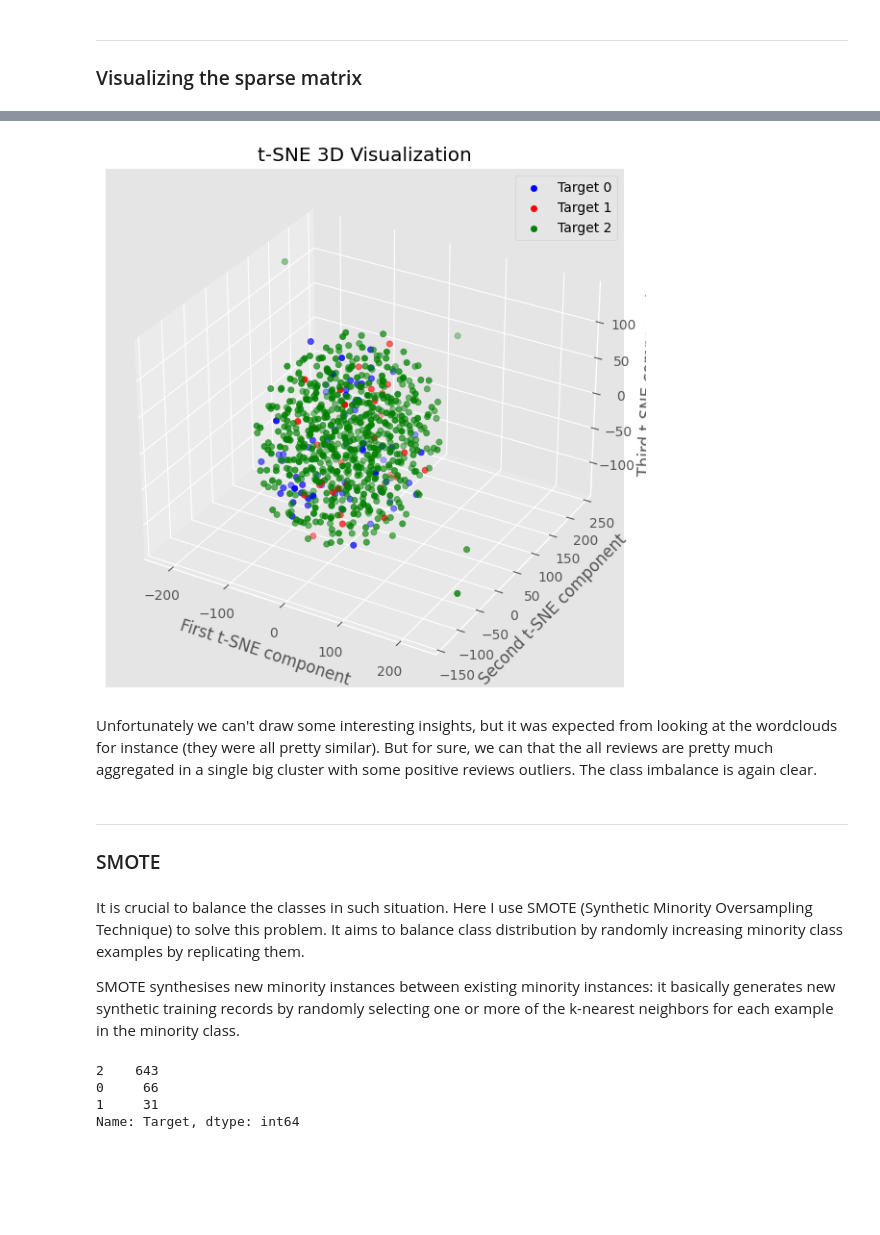
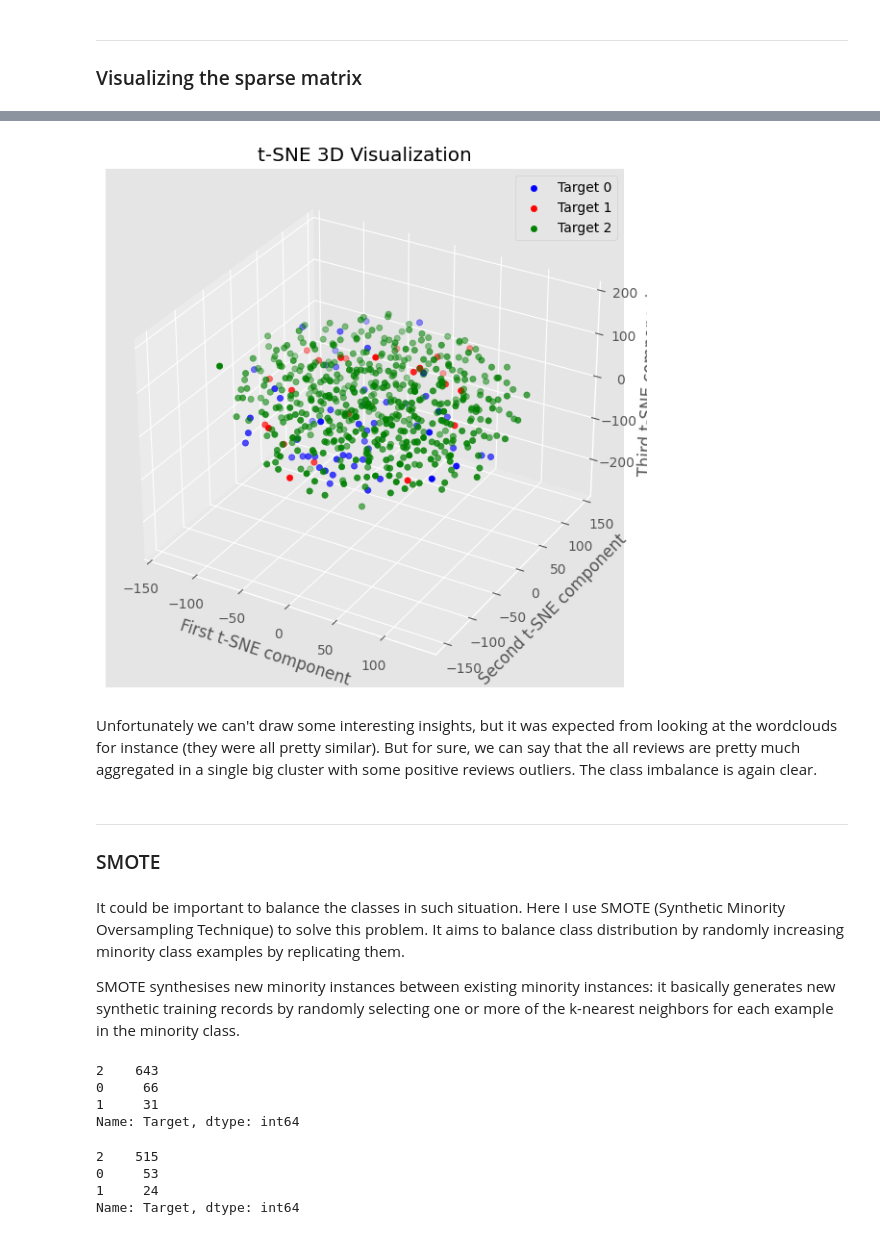
Before and after one commit to DavidAlexanderMoe/Sentiment-Analysis-and-Web-Scraping, a Jupyter notebook: Scripts/Analysis/3. Feature Engineering, Extraction and Selection.ipynb, the cells around one changed output, grey strips where cells are left out. Saved outputs shown, nothing was run; the diff lists cells and outputs as text; code cells hidden in the pictures; blank space fills up the shorter version.

```diff
--- a/Scripts/Analysis/3. Feature Engineering, Extraction and Selection.ipynb
+++ b/Scripts/Analysis/3. Feature Engineering, Extraction and Selection.ipynb
@@ -203,6 +235,6 @@ Tsvd = svd.fit_transform(X.toarray())
 # %%
 target_colors = ['blue', 'red', 'green']
-target_labels = df['Target'].values
+target_labels = y_train.values
 
 for value in set(target_labels):
     plt.scatter(
@@ -222,9 +254,9 @@ plt.show()
 # %%
 tsne = TSNE(n_components=2, random_state=42)
-embedded_tsne = tsne.fit_transform(X.toarray())
+embedded_tsne = tsne.fit_transform(X_train)
 # %%
 target_colors = ['blue', 'red', 'green']
-target_labels = df['Target'].values
+target_labels = y_train.values
 
 for value in set(target_labels):
     plt.scatter(
@@ -244,40 +276,40 @@ plt.show()
 # %%
 tsne = TSNE(n_components=3, random_state=42)
-embedded_tsne = tsne.fit_transform(X.toarray())
+embedded_tsne = tsne.fit_transform(X_train)
 # %%
 # Define colors for each target value
 target_colors = ['blue', 'red', 'green']
 
 # Assuming you have a DataFrame 'df' with the target column named 'Target'
-target_labels = df['Target'].values
+target_labels = y_train.values
 
 fig = plt.figure(figsize=(9,7))
 ax = fig.add_subplot(111, projection='3d')
 
 for value in set(target_labels):
     ax.scatter(
         embedded_tsne[target_labels == value, 0],
         embedded_tsne[target_labels == value, 1],
         embedded_tsne[target_labels == value, 2],
         color=target_colors[value],
         label=f"Target {value}"
     )
 
 ax.set_title("t-SNE 3D Visualization")
 ax.set_xlabel("First t-SNE component")
 ax.set_ylabel("Second t-SNE component")
 ax.set_zlabel("Third t-SNE component")
 ax.legend()
 plt.show()
 # %% [output]
-[figure, old version]
+[figure, new version]
 # %% [markdown]
-Unfortunately we can't draw some interesting insights, but it was expected from looking at the wordclouds for instance (they were all pretty similar). But for sure, we can that the all reviews are pretty much aggregated in a single big cluster with some positive reviews outliers. The class imbalance is again clear.
+Unfortunately we can't draw some interesting insights, but it was expected from looking at the wordclouds for instance (they were all pretty similar). But for sure, we can say that the all reviews are pretty much aggregated in a single big cluster with some positive reviews outliers. The class imbalance is again clear.
 # %% [markdown]
 ---
 ### SMOTE
 # %% [markdown]
-It is crucial to balance the classes in such situation. Here I use SMOTE (Synthetic Minority Oversampling Technique) to solve this problem. It aims to balance class distribution by randomly increasing minority class examples by replicating them.
+It could be important to balance the classes in such situation. Here I use SMOTE (Synthetic Minority Oversampling Technique) to solve this problem. It aims to balance class distribution by randomly increasing minority class examples by replicating them.
 
 SMOTE synthesises new minority instances between existing minority instances: it basically generates new synthetic training records by randomly selecting one or more of the k-nearest neighbors for each example in the minority class.
 # %%
@@ -288,4 +319,11 @@ y.value_counts()
 0     66
 1     31
 Name: Target, dtype: int64
+# %%
+y_train.value_counts()
+# %% [output]
+2    515
+0     53
+1     24
+Name: Target, dtype: int64
 # %% [markdown]
```
Also changed, not shown: parts of 38 cells of this notebook.
